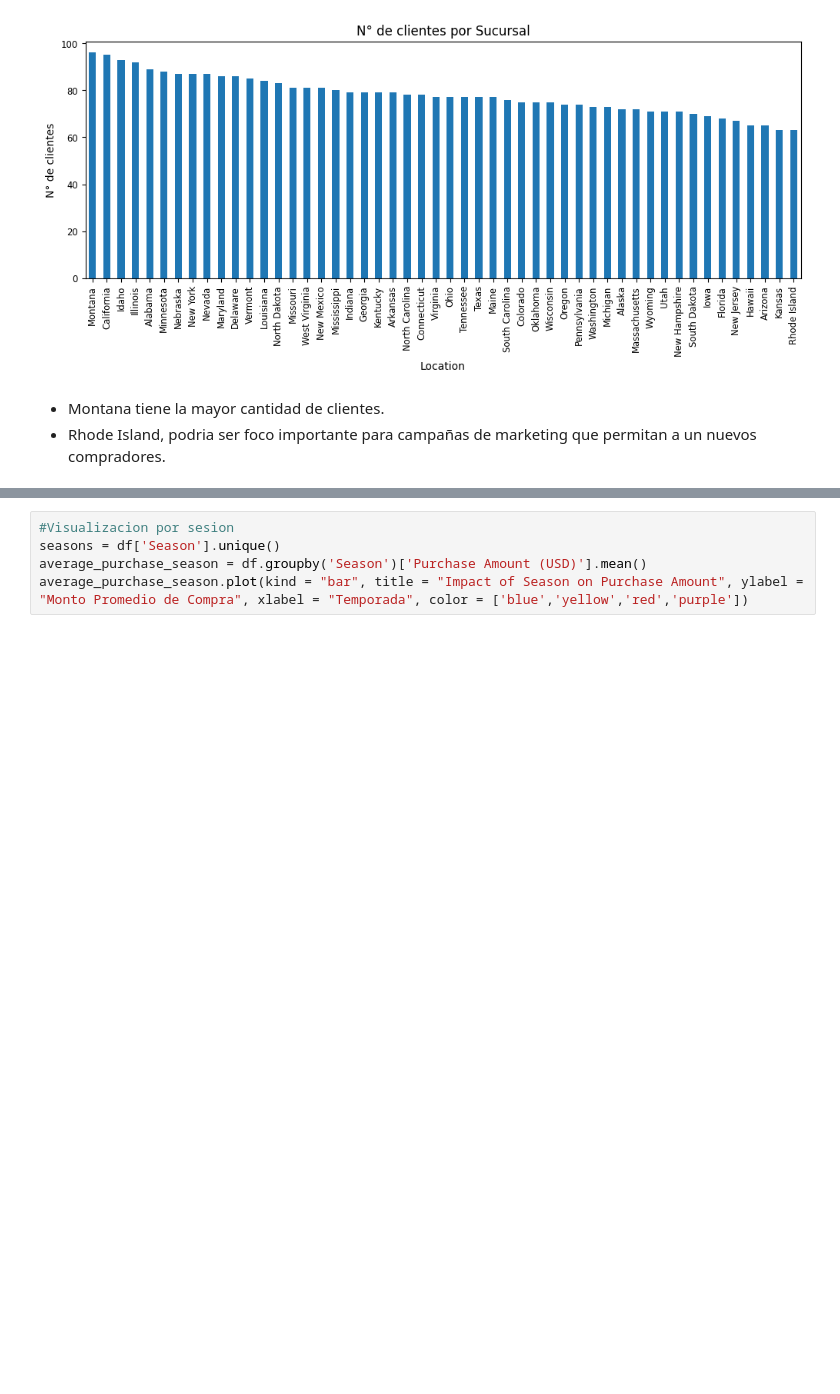
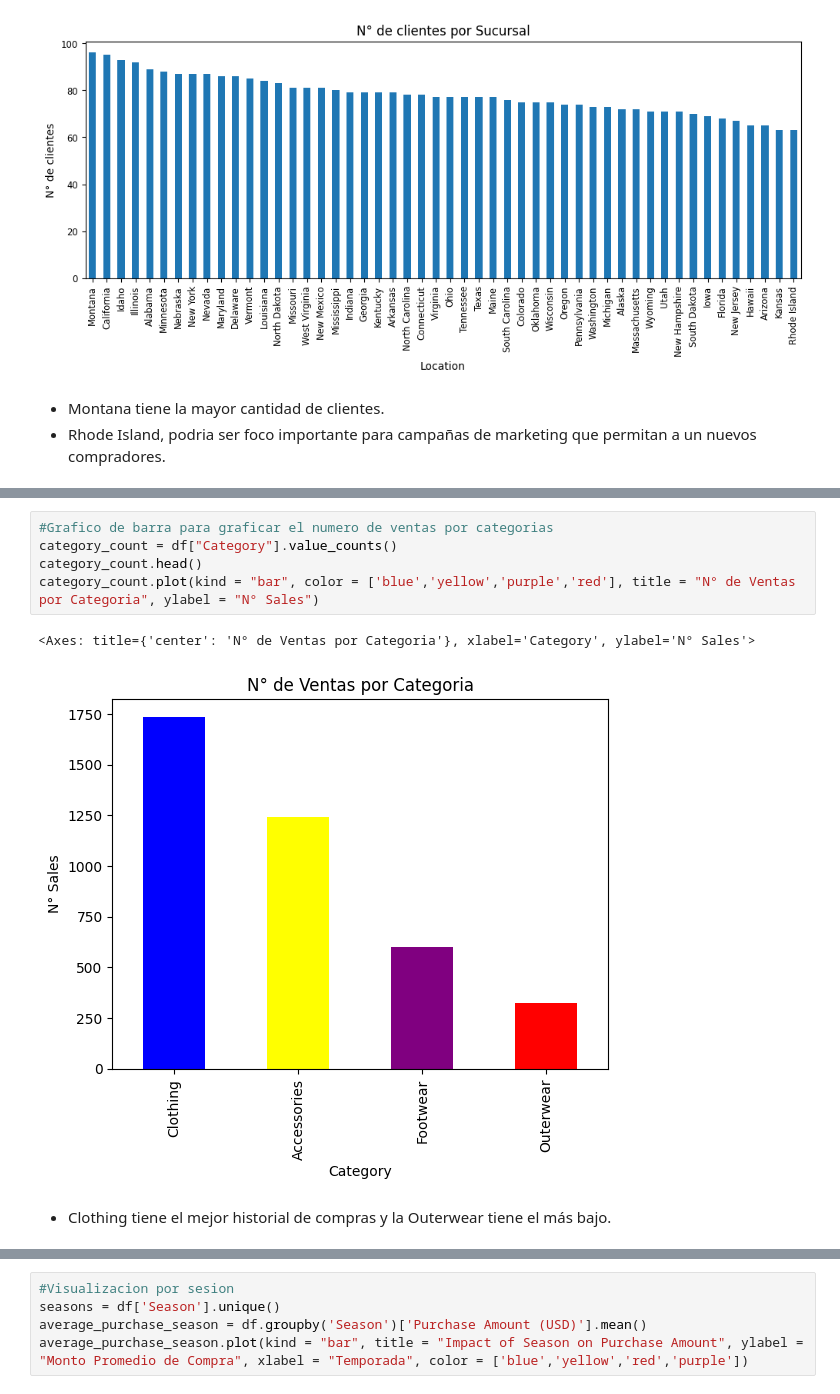
Before and after one commit to lusvil/Data-Science, a Jupyter notebook: Consumet Behavior/Entrega Final/Entrega_Final.ipynb, the cells around one changed output, grey strips where cells are left out. Saved outputs shown, nothing was run; the diff lists cells and outputs as text; blank space fills up the shorter version.

```diff
--- a/Consumet Behavior/Entrega Final/Entrega_Final.ipynb
+++ b/Consumet Behavior/Entrega Final/Entrega_Final.ipynb
@@ -357,0 +324,10 @@ location_counts.plot(kind = "bar", rot = 90, figsize = (12,4),fontsize = "small"
+# %%
+#Grafico de barra para graficar el numero de ventas por categorias
+category_count = df["Category"].value_counts()
+category_count.head()
+category_count.plot(kind = "bar", color = ['blue','yellow','purple','red'], title = "N° de Ventas por Categoria", ylabel = "N° Sales")
+# %% [output]
+<Axes: title={'center': 'N° de Ventas por Categoria'}, xlabel='Category', ylabel='N° Sales'>
+[figure, added]
+# %% [markdown]
+*  Clothing tiene el mejor historial de compras y la Outerwear tiene el más bajo.
```
Also changed, not shown: parts of 56 cells of this notebook, 1 other file.
